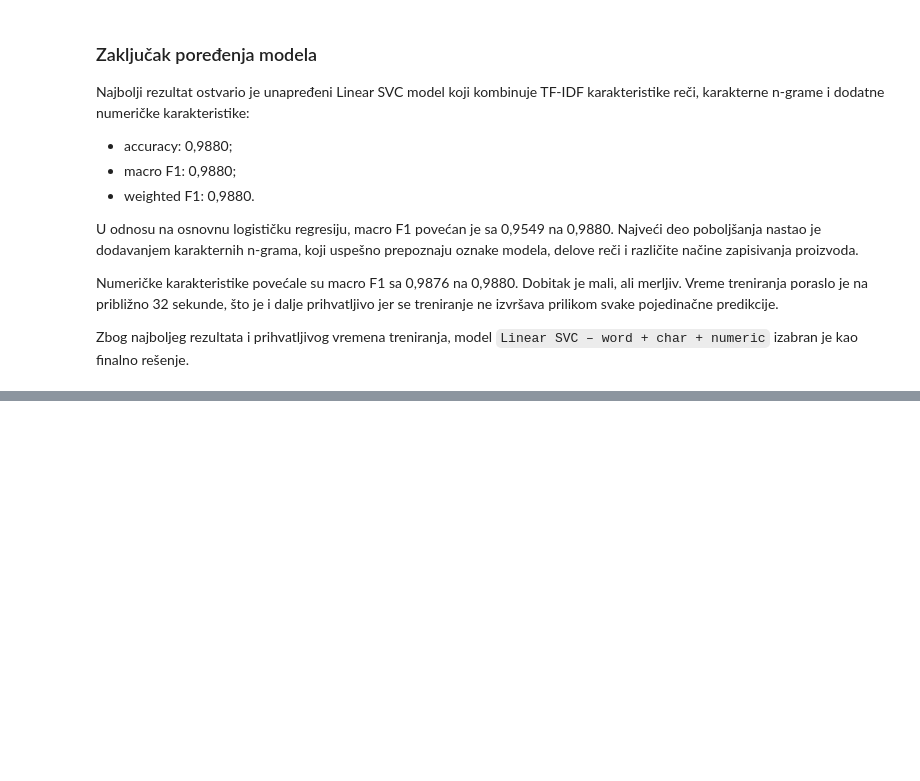
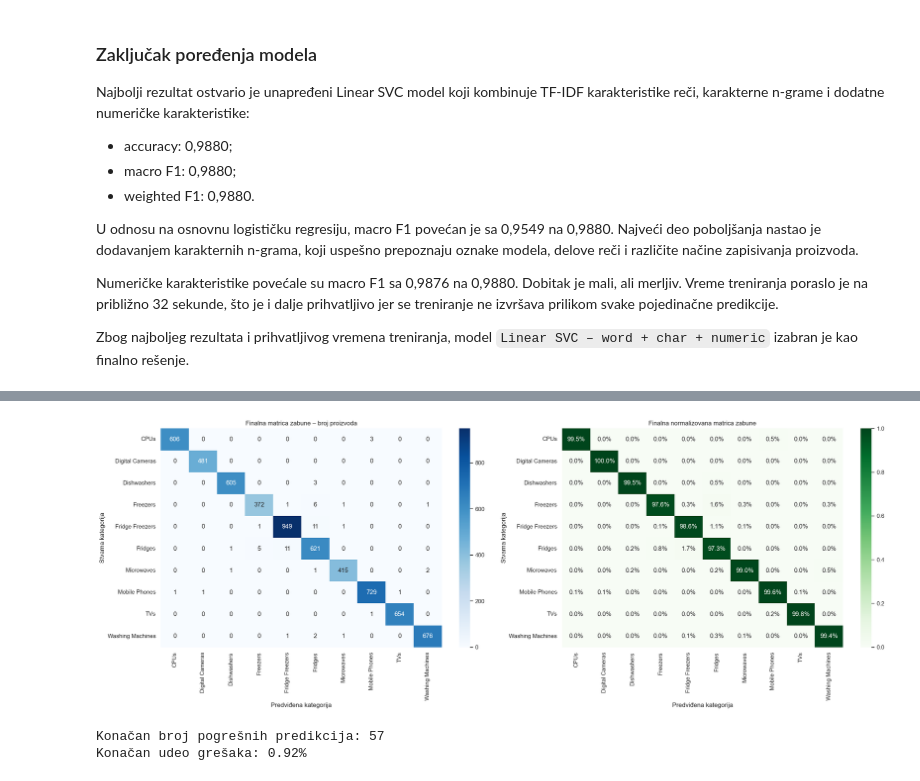
Before and after one commit to stefanstojanovic994/product-category-classifier, a Jupyter notebook: notebooks/product_category_classification.ipynb, the cells around one changed output, grey strips where cells are left out. Cells and saved outputs as stored; diff of their text form; code cells hidden in the pictures; blank space fills up the shorter version.

Commit message:
Evaluate and refine final classification model

```diff
--- a/notebooks/product_category_classification.ipynb
+++ b/notebooks/product_category_classification.ipynb
@@ -1356,0 +1778,69 @@ Zbog najboljeg rezultata i prihvatljivog vremena treniranja, model `Linear SVC
+# %%
+# Završni klasifikacioni izveštaj
+print("Završni klasifikacioni izveštaj:")
+print(
+    classification_report(
+        y_test,
+        refined_predictions,
+        zero_division=0
+    )
+)
+
+# Završne matrice zabune
+final_confusion_counts = confusion_matrix(
+    y_test,
+    refined_predictions,
+    labels=class_labels
+)
+
+final_confusion_normalized = confusion_matrix(
+    y_test,
+    refined_predictions,
+    labels=class_labels,
+    normalize="true"
+)
+
+fig, axes = plt.subplots(1, 2, figsize=(22, 8))
+
+sns.heatmap(
+    final_confusion_counts,
+    annot=True,
+    fmt="d",
+    cmap="Blues",
+    xticklabels=class_labels,
+    yticklabels=class_labels,
+    ax=axes[0]
+)
+
+axes[0].set_title("Finalna matrica zabune – broj proizvoda")
+axes[0].set_xlabel("Predviđena kategorija")
+axes[0].set_ylabel("Stvarna kategorija")
+
+sns.heatmap(
+    final_confusion_normalized,
+    annot=True,
+    fmt=".1%",
+    cmap="Greens",
+    xticklabels=class_labels,
+    yticklabels=class_labels,
+    ax=axes[1]
+)
+
+axes[1].set_title("Finalna normalizovana matrica zabune")
+axes[1].set_xlabel("Predviđena kategorija")
+axes[1].set_ylabel("Stvarna kategorija")
+
+plt.tight_layout()
+plt.show()
+
+# Konačan broj grešaka
+final_error_count = (
+    refined_predictions != y_test.to_numpy()
+).sum()
+
+print(f"Konačan broj pogrešnih predikcija: {final_error_count}")
+print(
+    f"Konačan udeo grešaka: "
+    f"{final_error_count / len(y_test) * 100:.2f}%"
+)
+# %% [output]
@@ -1356,0 +1864,3 @@ Zbog najboljeg rezultata i prihvatljivog vremena treniranja, model `Linear SVC
+[figure, added]
+Konačan broj pogrešnih predikcija: 57
+Konačan udeo grešaka: 0.92%
```
Also changed, not shown: parts of 14 cells of this notebook.
